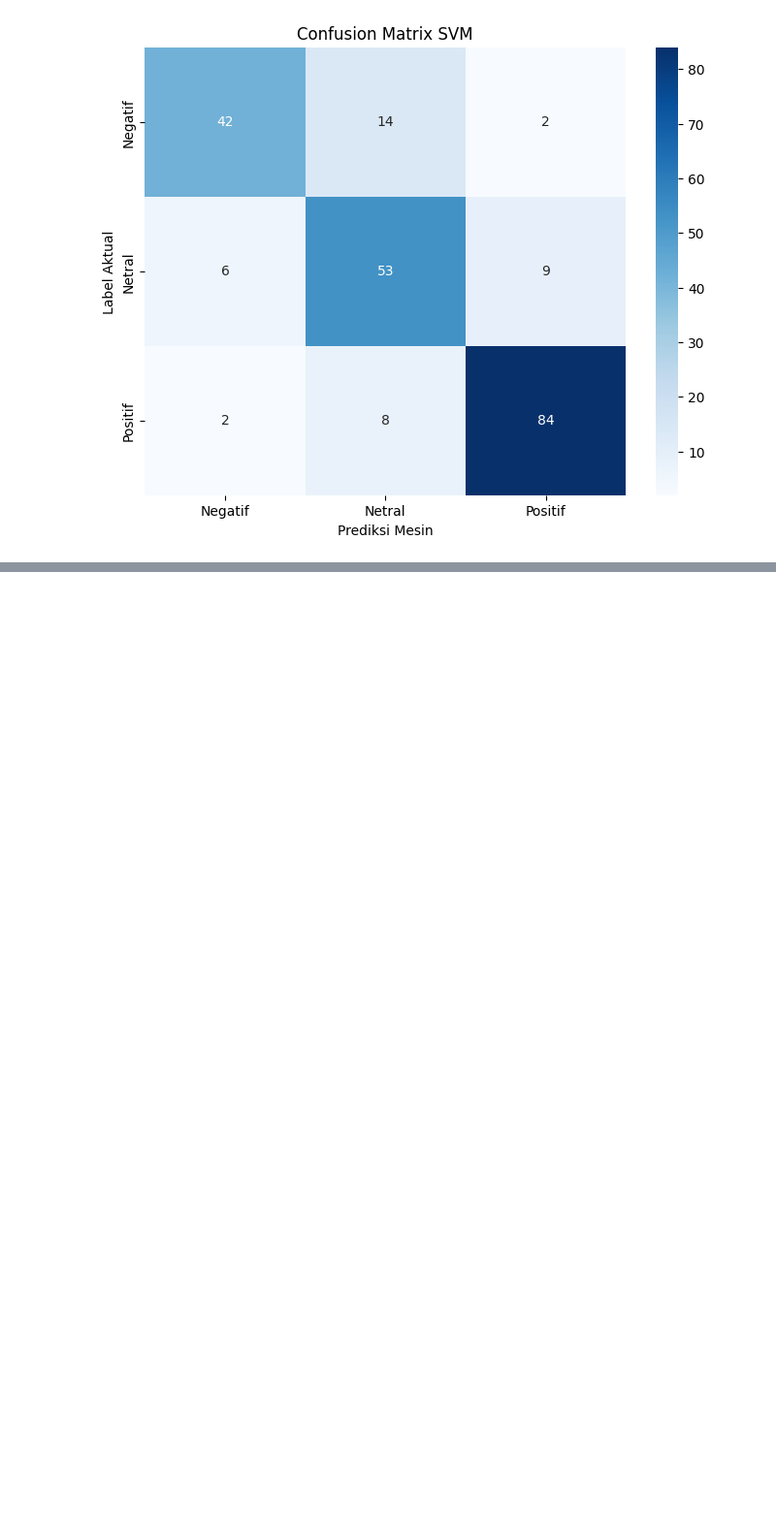
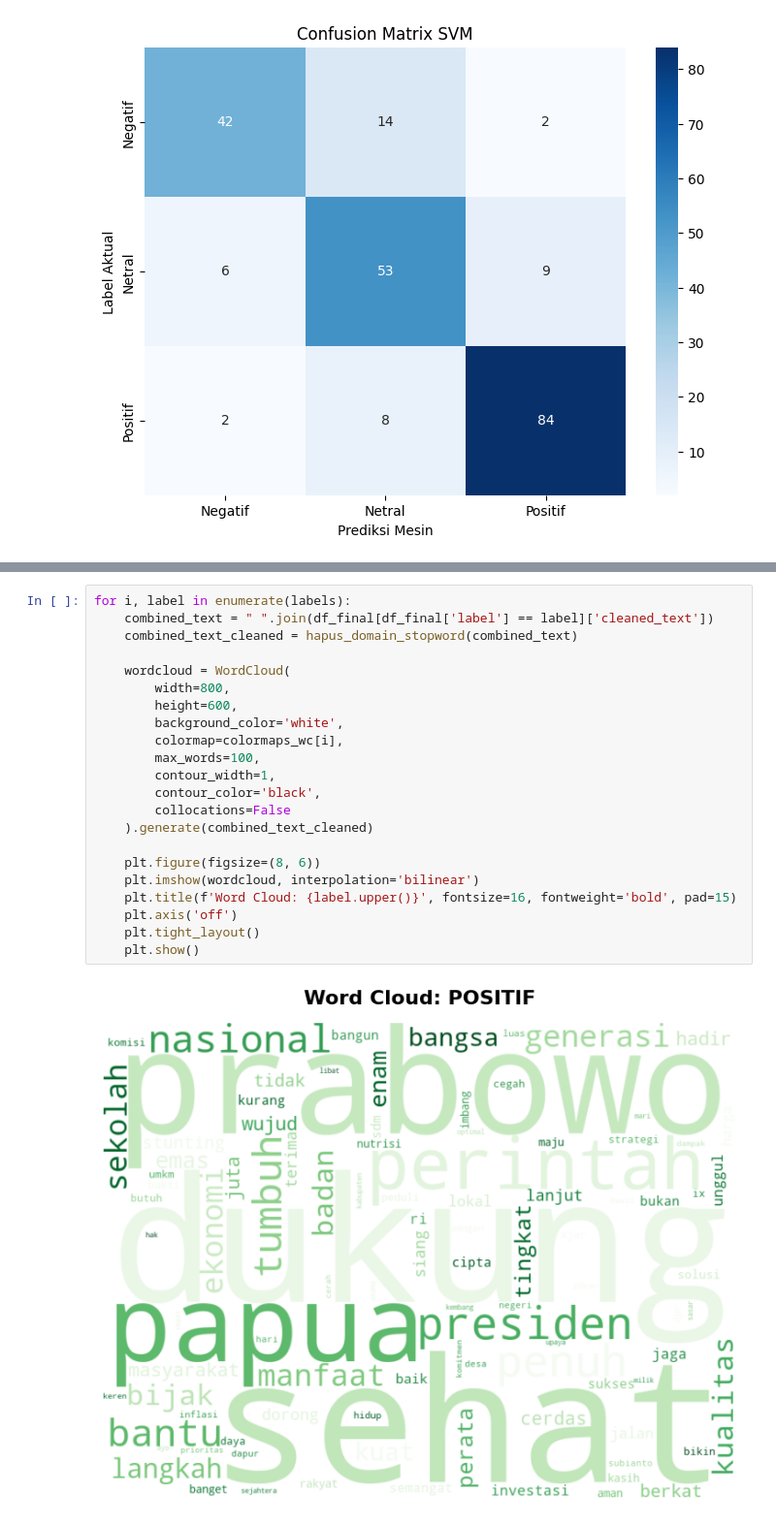
Before and after one commit to mfaruqi35/mbg-sentiment-analysis, a Jupyter notebook: mbg-sentiment-analysis.ipynb, the cells around one changed output, grey strips where cells are left out. Shown at 97% size. Cells and saved outputs as stored; diff of their text form; blank space fills up the shorter version.

```diff
--- a/mbg-sentiment-analysis.ipynb
+++ b/mbg-sentiment-analysis.ipynb
@@ -531,0 +600,24 @@ weighted avg       0.82      0.81      0.81       220
+# %%
+for i, label in enumerate(labels):
+    combined_text = " ".join(df_final[df_final['label'] == label]['cleaned_text'])
+    combined_text_cleaned = hapus_domain_stopword(combined_text)
+
+    wordcloud = WordCloud(
+        width=800,
+        height=600,
+        background_color='white',
+        colormap=colormaps_wc[i],
+        max_words=100,
+        contour_width=1,
+        contour_color='black',
+        collocations=False
+    ).generate(combined_text_cleaned)
+
+    plt.figure(figsize=(8, 6))
+    plt.imshow(wordcloud, interpolation='bilinear')
+    plt.title(f'Word Cloud: {label.upper()}', fontsize=16, fontweight='bold', pad=15)
+    plt.axis('off')
+    plt.tight_layout()
+    plt.show()
+# %% [output]
+[figure, added]
```
Also changed, not shown: parts of 5 cells of this notebook.
